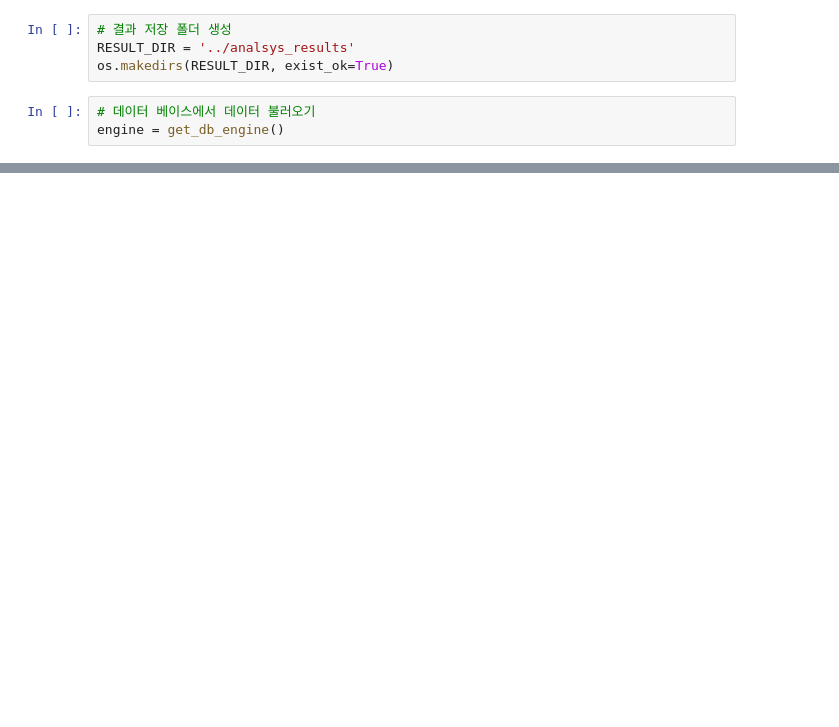
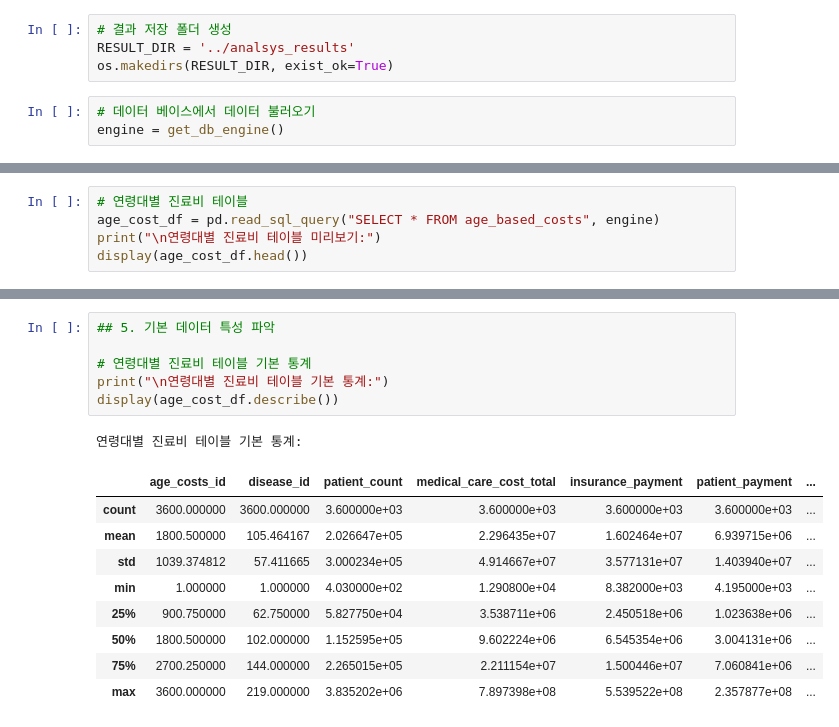
Before and after one commit to yujeong0411/Medi-Budget, a Jupyter notebook: backend/src/data/notebooks/anaylze.ipynb, the cells around one changed output, grey strips where cells are left out. Cells and saved outputs as stored; diff of their text form; blank space fills up the shorter version.

```diff
--- a/backend/src/data/notebooks/anaylze.ipynb
+++ b/backend/src/data/notebooks/anaylze.ipynb
@@ -102,0 +91,5 @@ Name: disease_id, dtype: int64
+# %%
+# 연령대별 진료비 테이블
+age_cost_df = pd.read_sql_query("SELECT * FROM age_based_costs", engine)
+print("\n연령대별 진료비 테이블 미리보기:")
+display(age_cost_df.head())
@@ -102,0 +130,17 @@ Name: disease_id, dtype: int64
+# %%
+## 5. 기본 데이터 특성 파악
+
+# 연령대별 진료비 테이블 기본 통계
+print("\n연령대별 진료비 테이블 기본 통계:")
+display(age_cost_df.describe())
+# %% [output]
+연령대별 진료비 테이블 기본 통계:
+|  | age_costs_id | disease_id | patient_count | medical_care_cost_total | insurance_payment | patient_payment | ... |
+| count | 3600.000000 | 3600.000000 | 3.600000e+03 | 3.600000e+03 | 3.600000e+03 | 3.600000e+03 | ... |
+| mean | 1800.500000 | 105.464167 | 2.026647e+05 | 2.296435e+07 | 1.602464e+07 | 6.939715e+06 | ... |
+| std | 1039.374812 | 57.411665 | 3.000234e+05 | 4.914667e+07 | 3.577131e+07 | 1.403940e+07 | ... |
+| min | 1.000000 | 1.000000 | 4.030000e+02 | 1.290800e+04 | 8.382000e+03 | 4.195000e+03 | ... |
+| 25% | 900.750000 | 62.750000 | 5.827750e+04 | 3.538711e+06 | 2.450518e+06 | 1.023638e+06 | ... |
+| 50% | 1800.500000 | 102.000000 | 1.152595e+05 | 9.602224e+06 | 6.545354e+06 | 3.004131e+06 | ... |
+| 75% | 2700.250000 | 144.000000 | 2.265015e+05 | 2.211154e+07 | 1.500446e+07 | 7.060841e+06 | ... |
+| max | 3600.000000 | 219.000000 | 3.835202e+06 | 7.897398e+08 | 5.539522e+08 | 2.357877e+08 | ... |
```
Also changed, not shown: parts of 39 cells of this notebook, 26 other files.
